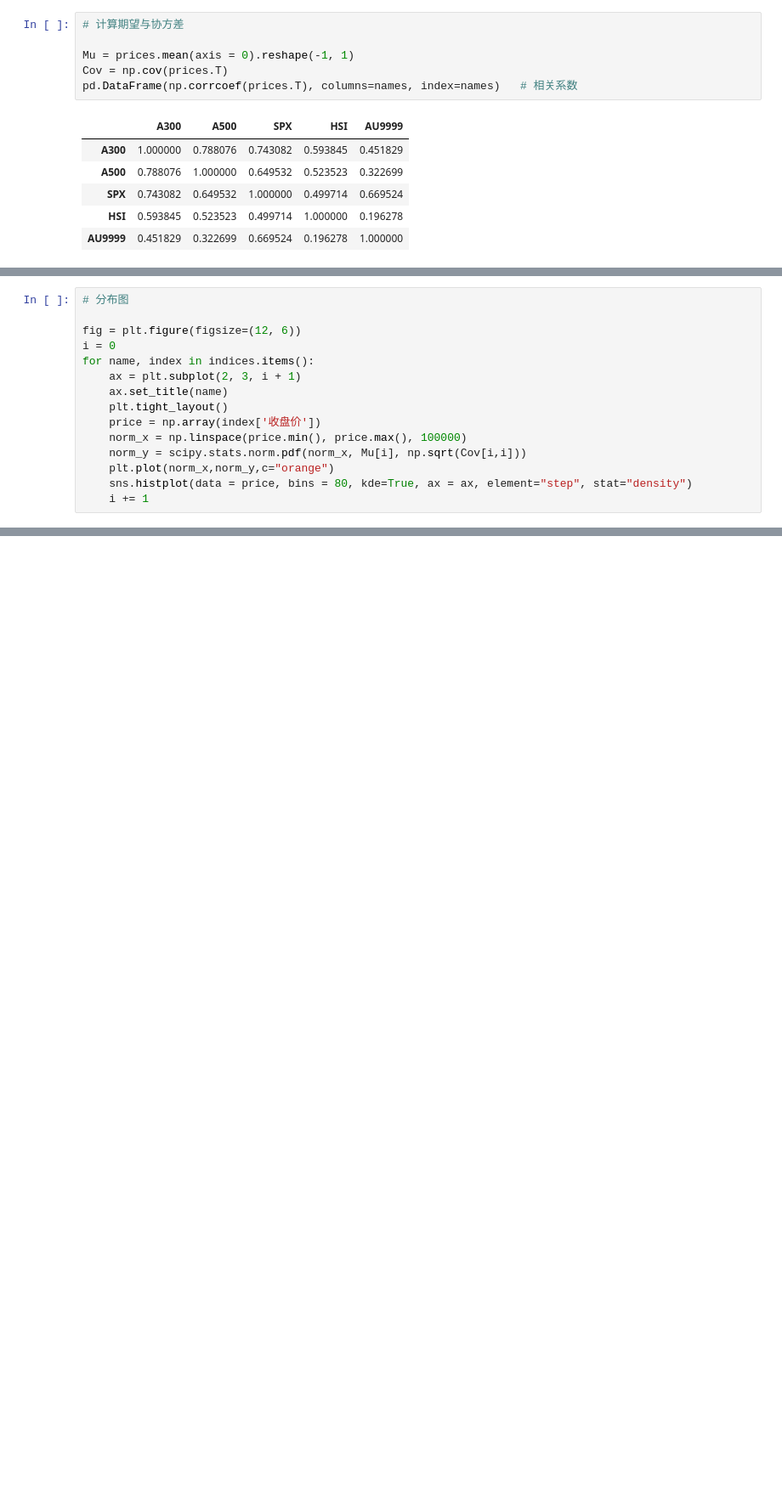
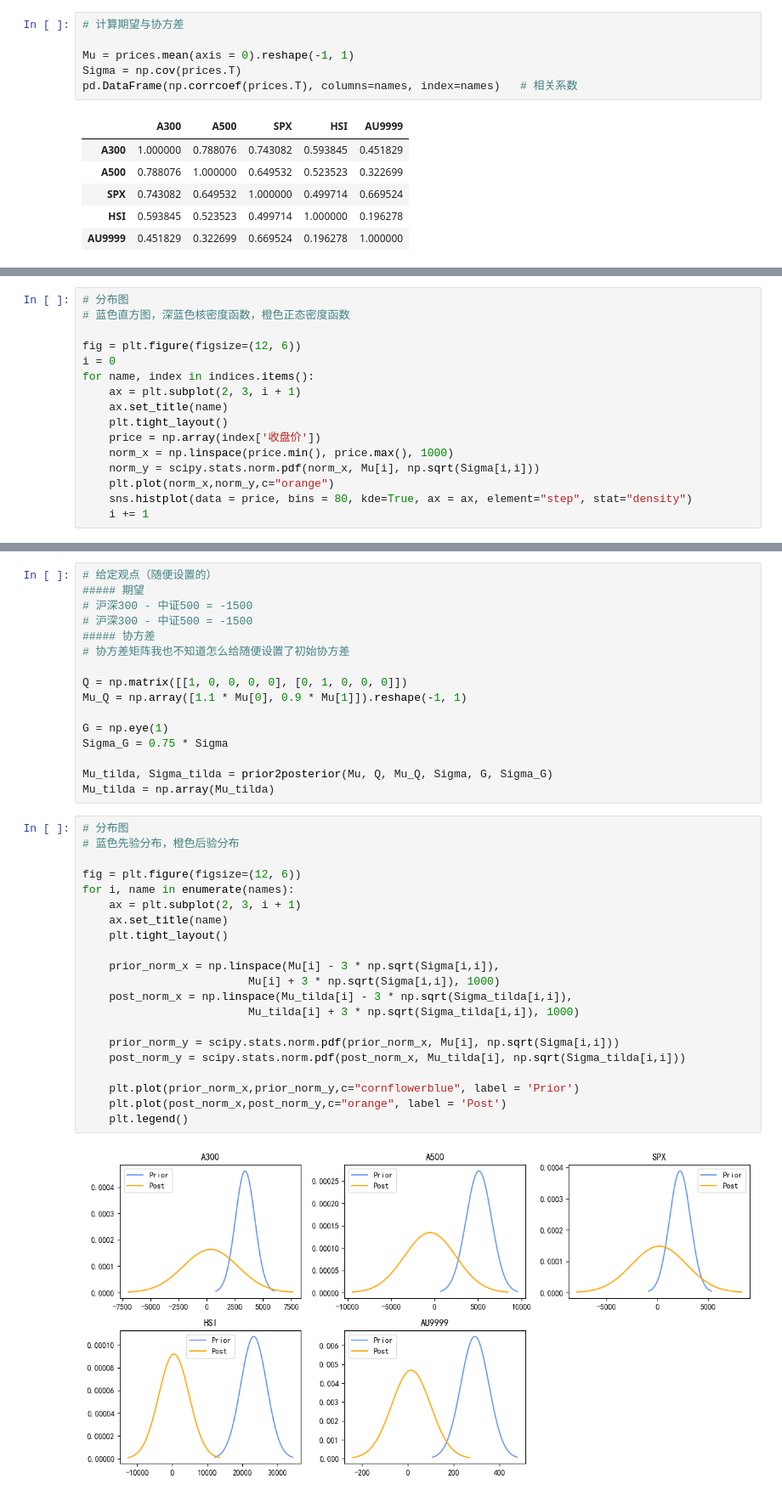
Before and after one commit to dishangti/Entropy-Pooling, a Jupyter notebook: EP.ipynb, the cells around one changed output, grey strips where cells are left out. Shown at 85% size. Cells and saved outputs as stored; diff of their text form; blank space fills up the shorter version.

Commit message:
add norm analytical solution.

```diff
--- a/EP.ipynb
+++ b/EP.ipynb
@@ -94,7 +92,7 @@ A300 A500 SPX HSI AU9999
 # 计算期望与协方差
 
 Mu = prices.mean(axis = 0).reshape(-1, 1)
-Cov = np.cov(prices.T)
+Sigma = np.cov(prices.T)
 pd.DataFrame(np.corrcoef(prices.T), columns=names, index=names)   # 相关系数
 # %% [output]
 |  | A300 | A500 | SPX | HSI | AU9999 |
@@ -110,5 +113,6 @@ Cov[0][0]
 # %%
 # 分布图
+# 蓝色直方图，深蓝色核密度函数，橙色正态密度函数
 
 fig = plt.figure(figsize=(12, 6))
 i = 0
@@ -117,8 +121,8 @@ for name, index in indices.items():
     ax.set_title(name)
     plt.tight_layout()
     price = np.array(index['收盘价'])
-    norm_x = np.linspace(price.min(), price.max(), 100000)
-    norm_y = scipy.stats.norm.pdf(norm_x, Mu[i], np.sqrt(Cov[i,i]))
+    norm_x = np.linspace(price.min(), price.max(), 1000)
+    norm_y = scipy.stats.norm.pdf(norm_x, Mu[i], np.sqrt(Sigma[i,i]))
     plt.plot(norm_x,norm_y,c="orange")
     sns.histplot(data = price, bins = 80, kde=True, ax = ax, element="step", stat="density")
     i += 1
@@ -126,0 +155,39 @@ for name, index in indices.items():
+# %%
+# 给定观点（随便设置的）
+##### 期望
+# 沪深300 - 中证500 = -1500
+# 沪深300 - 中证500 = -1500
+##### 协方差
+# 协方差矩阵我也不知道怎么给随便设置了初始协方差
+
+Q = np.matrix([[1, 0, 0, 0, 0], [0, 1, 0, 0, 0]])
+Mu_Q = np.array([1.1 * Mu[0], 0.9 * Mu[1]]).reshape(-1, 1)
+
+G = np.eye(1)
+Sigma_G = 0.75 * Sigma
+
+Mu_tilda, Sigma_tilda = prior2posterior(Mu, Q, Mu_Q, Sigma, G, Sigma_G)
+Mu_tilda = np.array(Mu_tilda)
+# %%
+# 分布图
+# 蓝色先验分布，橙色后验分布
+
+fig = plt.figure(figsize=(12, 6))
+for i, name in enumerate(names):
+    ax = plt.subplot(2, 3, i + 1)
+    ax.set_title(name)
+    plt.tight_layout()
+
+    prior_norm_x = np.linspace(Mu[i] - 3 * np.sqrt(Sigma[i,i]),
+                         Mu[i] + 3 * np.sqrt(Sigma[i,i]), 1000)
+    post_norm_x = np.linspace(Mu_tilda[i] - 3 * np.sqrt(Sigma_tilda[i,i]),
+                         Mu_tilda[i] + 3 * np.sqrt(Sigma_tilda[i,i]), 1000)
+
+    prior_norm_y = scipy.stats.norm.pdf(prior_norm_x, Mu[i], np.sqrt(Sigma[i,i]))
+    post_norm_y = scipy.stats.norm.pdf(post_norm_x, Mu_tilda[i], np.sqrt(Sigma_tilda[i,i]))
+
+    plt.plot(prior_norm_x,prior_norm_y,c="cornflowerblue", label = 'Prior')
+    plt.plot(post_norm_x,post_norm_y,c="orange", label = 'Post')
+    plt.legend()
+# %% [output]
+[figure, added]
```
Also changed, not shown: parts of 6 cells of this notebook.
